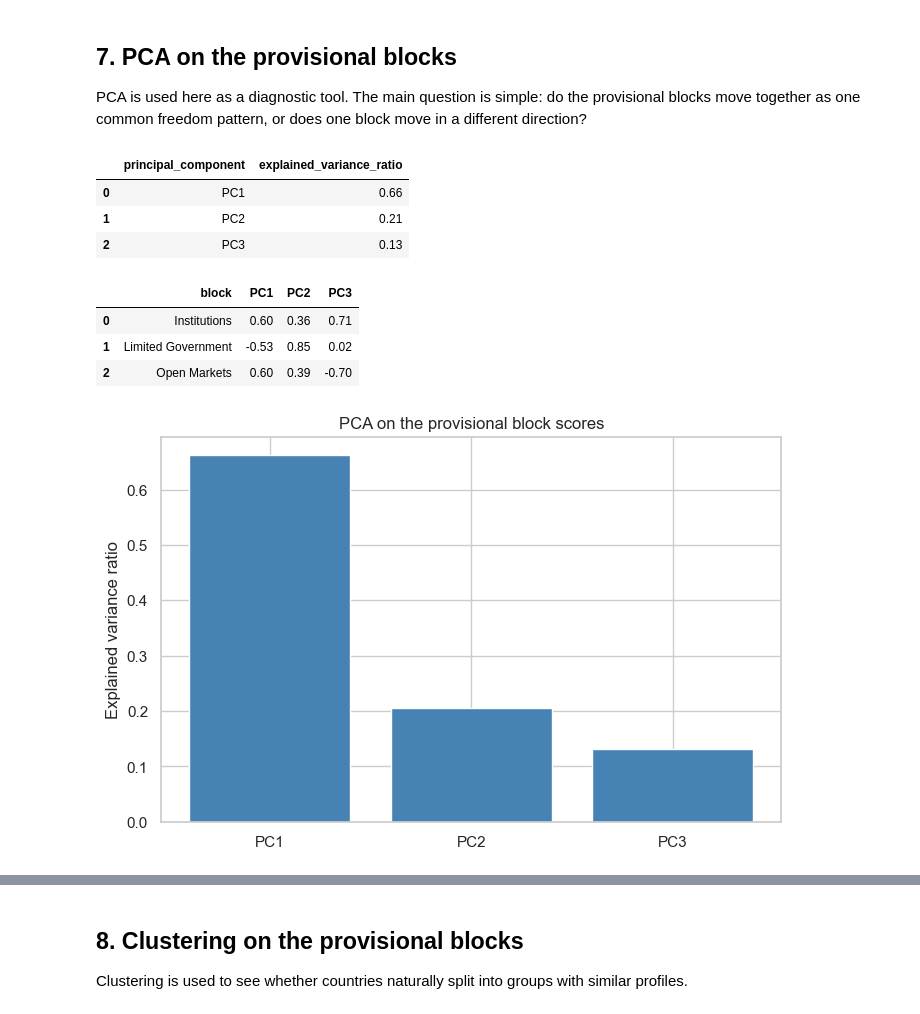
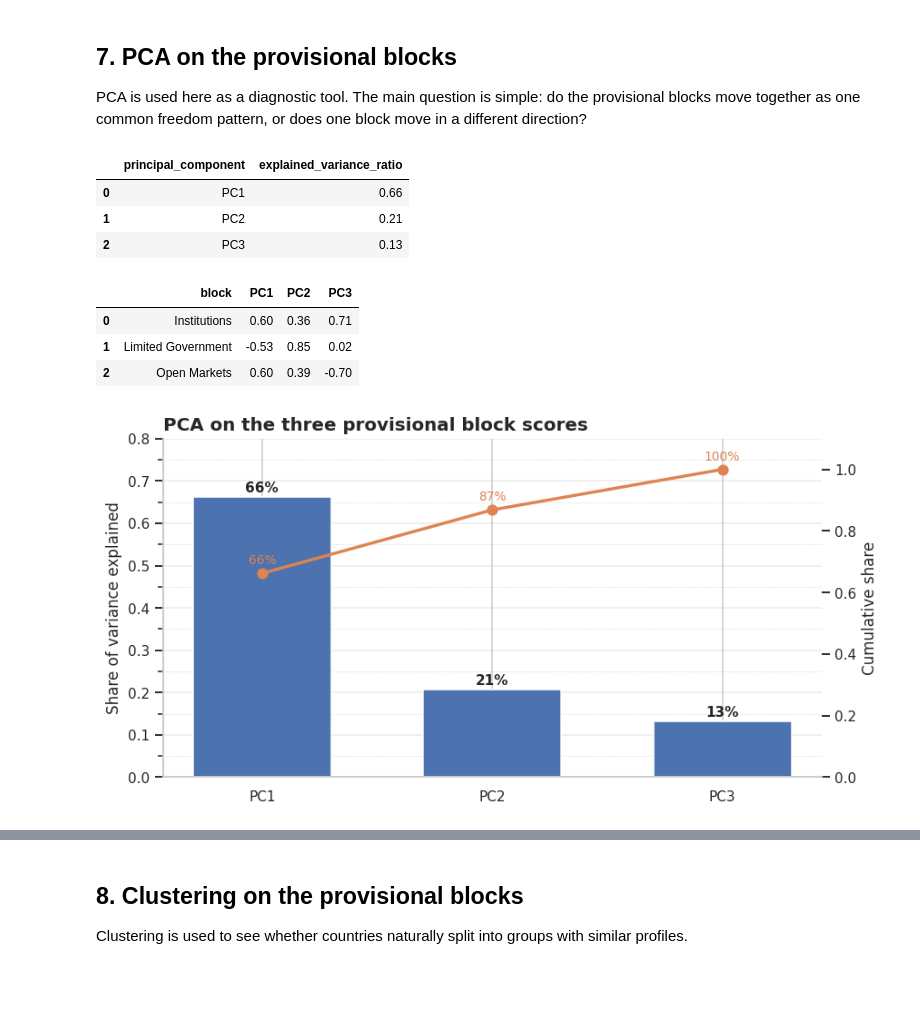
Before and after one commit to Roman-Manzhelii/IndexEconomicalFreedom, a Jupyter notebook: CA.ipynb, the cells around one changed output, grey strips where cells are left out. Drawn from its saved outputs; the diff is of its cells as text; code cells hidden in the pictures; blank space fills up the shorter version.

Commit message:
update Visualization and create initial report

```diff
--- a/CA.ipynb
+++ b/CA.ipynb
@@ -545,40 +750,101 @@ block_pca_variance = pd.DataFrame(
     {
         "principal_component": ["PC1", "PC2", "PC3"],
         "explained_variance_ratio": block_pca.explained_variance_ratio_,
     }
 )
 block_pca_loadings = (
     pd.DataFrame(
         block_pca.components_.T,
         index=block_columns,
         columns=["PC1", "PC2", "PC3"],
     )
     .reset_index()
     .rename(columns={"index": "block"})
 )
 
 display(block_pca_variance)
 display(block_pca_loadings[["block", "PC1", "PC2", "PC3"]])
 
-plt.figure(figsize=(8, 5))
-plt.bar(block_pca_variance["principal_component"], block_pca_variance["explained_variance_ratio"], color="steelblue")
-plt.title("PCA on the provisional block scores")
-plt.ylabel("Explained variance ratio")
+# ---- Improved PCA visualisations --------------------------------------------
+
+# Variance + cumulative line
+_var = block_pca_variance.copy()
+_var["cumulative"] = _var["explained_variance_ratio"].cumsum()
+
+fig, ax = plt.subplots(figsize=(8.5, 4.4))
+_b = ax.bar(_var["principal_component"], _var["explained_variance_ratio"],
+            color="#4c72b0", edgecolor="white", width=0.6)
+for b, v in zip(_b, _var["explained_variance_ratio"]):
+    ax.text(b.get_x() + b.get_width() / 2, v + 0.012,
+            f"{v:.0%}", ha="center", fontsize=10, fontweight="bold")
+ax2 = ax.twinx()
+ax2.plot(_var["principal_component"], _var["cumulative"], "-o",
+         color="#dd8452", linewidth=2.2, markersize=7, label="Cumulative")
+for x, y in zip(_var["principal_component"], _var["cumulative"]):
+    ax2.text(x, y + 0.03, f"{y:.0%}", ha="center", fontsize=9, color="#dd8452")
+ax.set_ylim(0, 0.8)
+ax2.set_ylim(0, 1.1)
+ax.set_ylabel("Share of variance explained")
+ax2.set_ylabel("Cumulative share")
+ax.grid(axis="y", alpha=.4)
+ax2.grid(False)
+ax2.spines["top"].set_visible(False)
+ax.set_title("PCA on the three provisional block scores", loc="left")
+add_minor_grid(ax, y_every=0.05)
 plt.show()
 
-plt.figure(figsize=(8, 6))
-plt.scatter(block_components[:, 0], block_components[:, 1], alpha=0.7)
-plt.xlabel("PC1")
-plt.ylabel("PC2")
-plt.title("Countries in the PCA space")
+# Loadings heatmap
+_L = block_pca_loadings.set_index("block")[["PC1", "PC2", "PC3"]]
+fig, ax = plt.subplots(figsize=(7.5, 3.0))
+sns.heatmap(_L, annot=True, fmt=".2f", center=0, cmap="RdBu_r",
+            vmin=-1, vmax=1, linewidths=.5, linecolor="white",
+            cbar_kws={"label": "Loading", "shrink": .8},
+            annot_kws={"size": 11, "weight": "bold"}, ax=ax)
+ax.set_title("PCA loadings (each block on each principal component)", loc="left")
+ax.set_xlabel("")
+ax.set_ylabel("")
 plt.show()
+
+# Biplot – PC1 / PC2
+fig, ax = plt.subplots(figsize=(7.5, 5.6))
+ax.axhline(0, color="grey", linewidth=.8)
+ax.axvline(0, color="grey", linewidth=.8)
+_labels = {"Institutions": (0.03, -0.06),
+           "Open Markets": (0.03,  0.06),
+           "Limited Government": (-0.06, -0.04)}
+_ha = {"Institutions": "left", "Open Markets": "left", "Limited Government": "right"}
+for block in _L.index:
+    pc1, pc2 = _L.loc[block, "PC1"], _L.loc[block, "PC2"]
+    ax.annotate("", xy=(pc1, pc2), xytext=(0, 0),
+                arrowprops=dict(arrowstyle="->", color=BLOCK_COLORS[block], lw=2.4))
+    ox, oy = _labels[block]
+    ax.text(pc1 + ox, pc2 + oy, block, color=BLOCK_COLORS[block],
+            fontsize=11, fontweight="bold", ha=_ha[block], va="center")
+
+_pc1v = block_pca_variance.loc[0, "explained_variance_ratio"]
+_pc2v = block_pca_variance.loc[1, "explained_variance_ratio"]
+ax.set_xlim(-0.95, 1.1)
+ax.set_ylim(-0.2, 1.15)
+ax.set_xlabel(f"PC1  ({_pc1v:.0%} variance)")
+ax.set_ylabel(f"PC2  ({_pc2v:.0%} variance)")
+ax.set_title("PCA biplot of the three blocks on PC1-PC2", loc="left")
+ax.text(0.97, 0.03,
+        "PC1 is the common freedom axis.\n"
+        "Institutions and Open Markets point the\n"
+        "same way on PC1. Limited Government\n"
+        "points the opposite way - first sign\n"
+        "the block does not fit.",
+        transform=ax.transAxes, va="bottom", ha="right",
+        fontsize=9, bbox=dict(boxstyle="round,pad=0.45",
+                              facecolor="white", edgecolor="grey", alpha=.95))
+plt.show()
 # %% [output]
 |  | principal_component | explained_variance_ratio |
 | 0 | PC1 | 0.66 |
 | 1 | PC2 | 0.21 |
 | 2 | PC3 | 0.13 |
 |  | block | PC1 | PC2 | PC3 |
 | 0 | Institutions | 0.60 | 0.36 | 0.71 |
 | 1 | Limited Government | -0.53 | 0.85 | 0.02 |
 | 2 | Open Markets | 0.60 | 0.39 | -0.70 |
-[figure, old version]
+[figure, new version]
```
Also changed, not shown: parts of 14 cells of this notebook, 2 other files.
